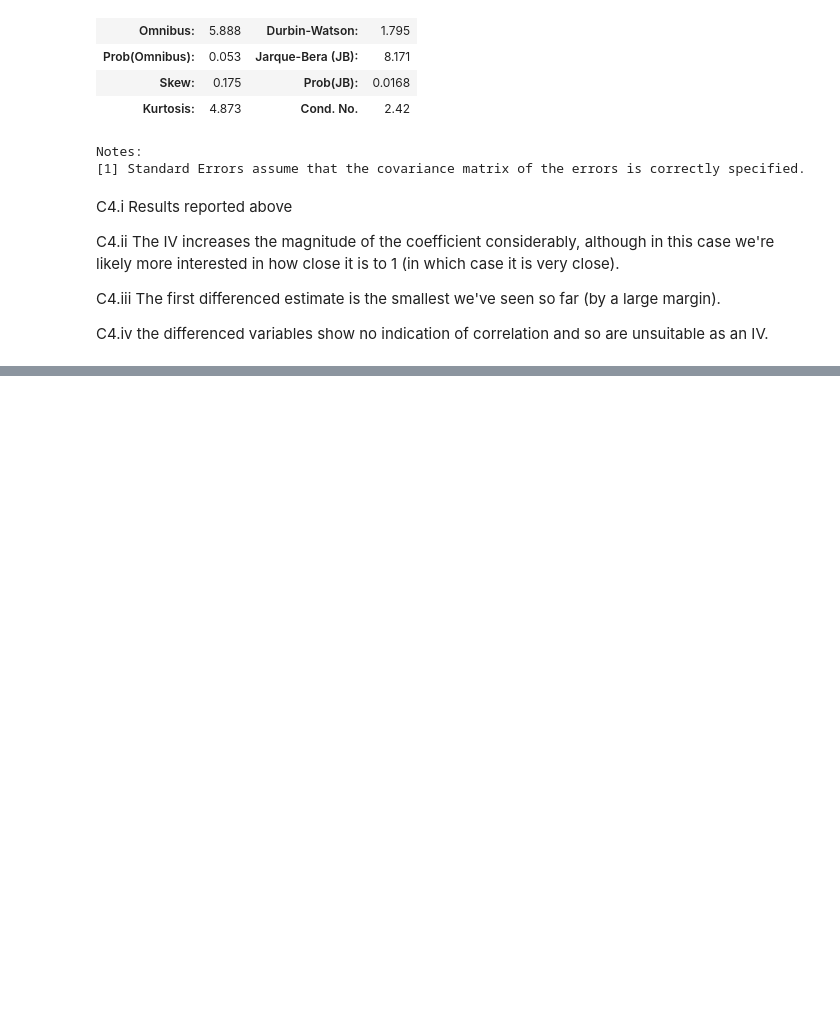
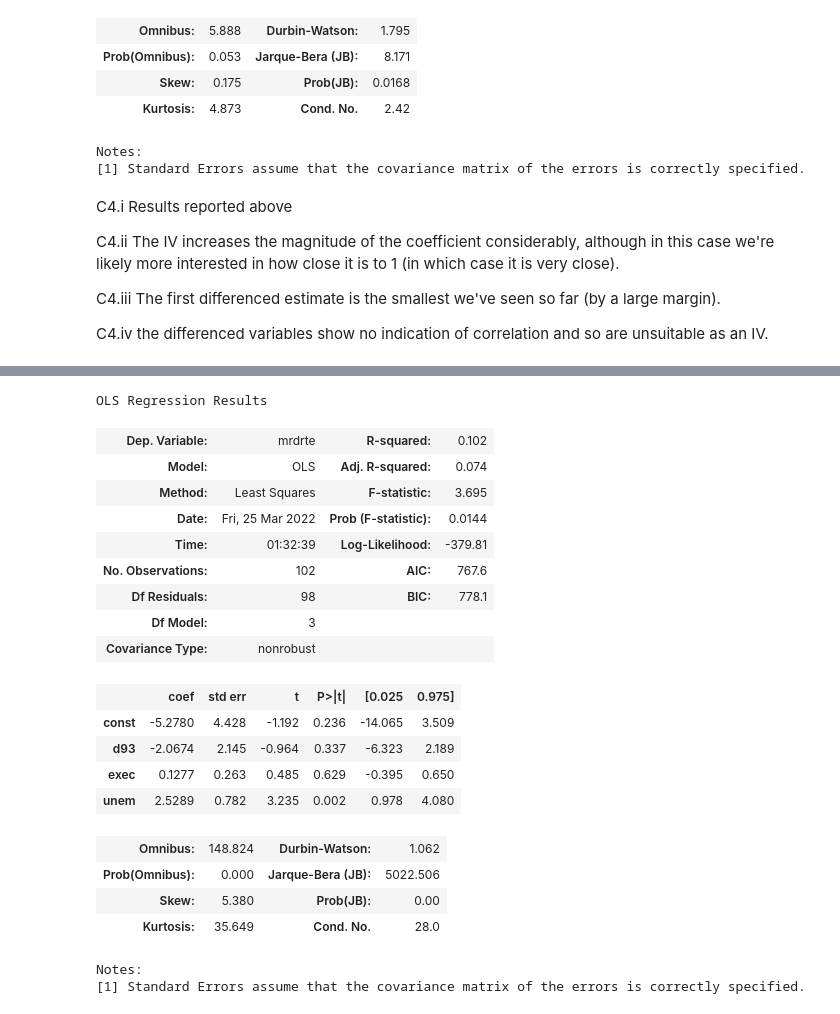
Before and after one commit to systemchalk/wooldridge_workbook, a Jupyter notebook: ch15.ipynb, the cells around one changed output, grey strips where cells are left out. Drawn from its saved outputs; the diff is of its cells as text; code cells hidden in the pictures; blank space fills up the shorter version.

```diff
--- a/ch15.ipynb
+++ b/ch15.ipynb
@@ -466,0 +589,27 @@ C4.iv the differenced variables show no indication of correlation and so are uns
+# %%
+murder_pooled = murder[murder.year.isin([90, 93])]
+X = sm.add_constant(murder_pooled[["d93", "exec", "unem"]])
+model = sm.OLS(murder_pooled.mrdrte, X, missing="drop").fit()
+model.summary()
+# %% [output]
+OLS Regression Results
+| Dep. Variable: | mrdrte | R-squared: | 0.102 |
+| Model: | OLS | Adj. R-squared: | 0.074 |
+| Method: | Least Squares | F-statistic: | 3.695 |
+| Date: | Fri, 25 Mar 2022 | Prob (F-statistic): | 0.0144 |
+| Time: | 01:32:39 | Log-Likelihood: | -379.81 |
+| No. Observations: | 102 | AIC: | 767.6 |
+| Df Residuals: | 98 | BIC: | 778.1 |
+| Df Model: | 3 |  |  |
+| Covariance Type: | nonrobust |  |  |
+|  | coef | std err | t | P>|t| | [0.025 | 0.975] |
+| const | -5.2780 | 4.428 | -1.192 | 0.236 | -14.065 | 3.509 |
+| d93 | -2.0674 | 2.145 | -0.964 | 0.337 | -6.323 | 2.189 |
+| exec | 0.1277 | 0.263 | 0.485 | 0.629 | -0.395 | 0.650 |
+| unem | 2.5289 | 0.782 | 3.235 | 0.002 | 0.978 | 4.080 |
+| Omnibus: | 148.824 | Durbin-Watson: | 1.062 |
+| Prob(Omnibus): | 0.000 | Jarque-Bera (JB): | 5022.506 |
+| Skew: | 5.380 | Prob(JB): | 0.00 |
+| Kurtosis: | 35.649 | Cond. No. | 28.0 |
+Notes:
+[1] Standard Errors assume that the covariance matrix of the errors is correctly specified.
```
Also changed, not shown: parts of 28 cells of this notebook.
